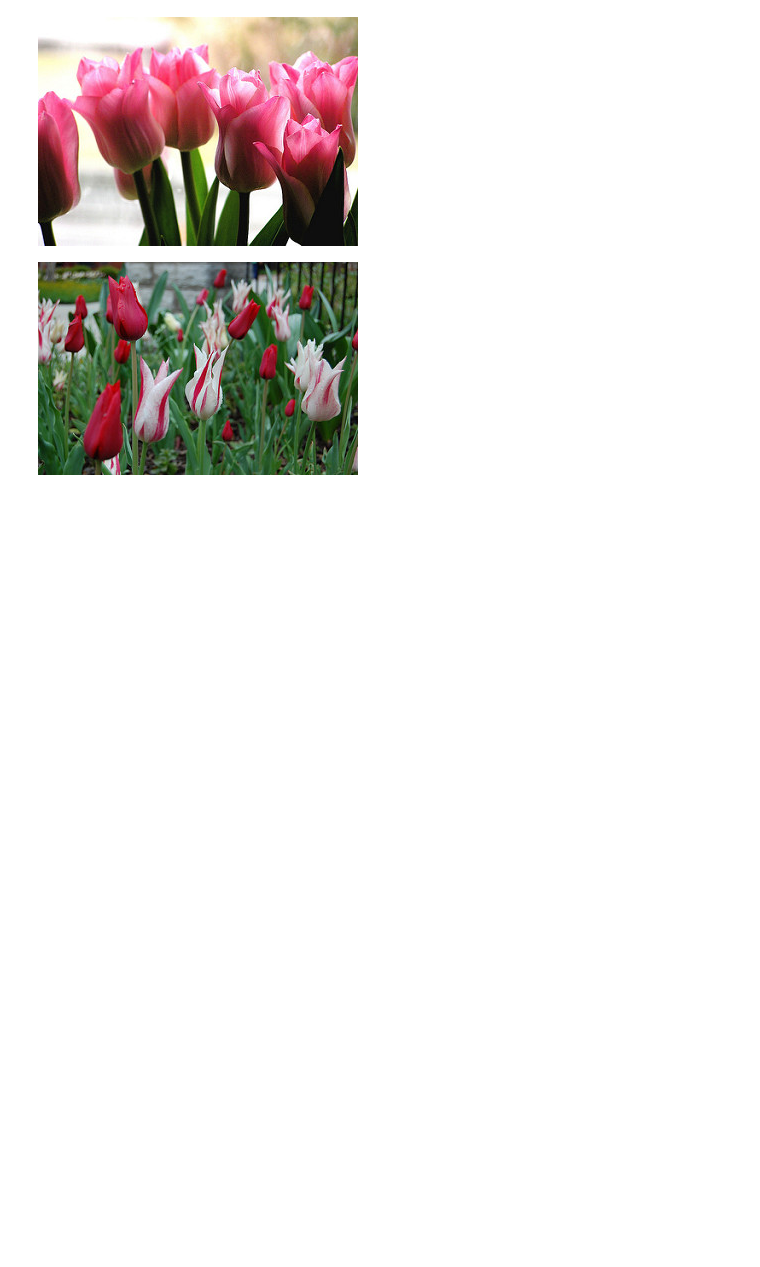
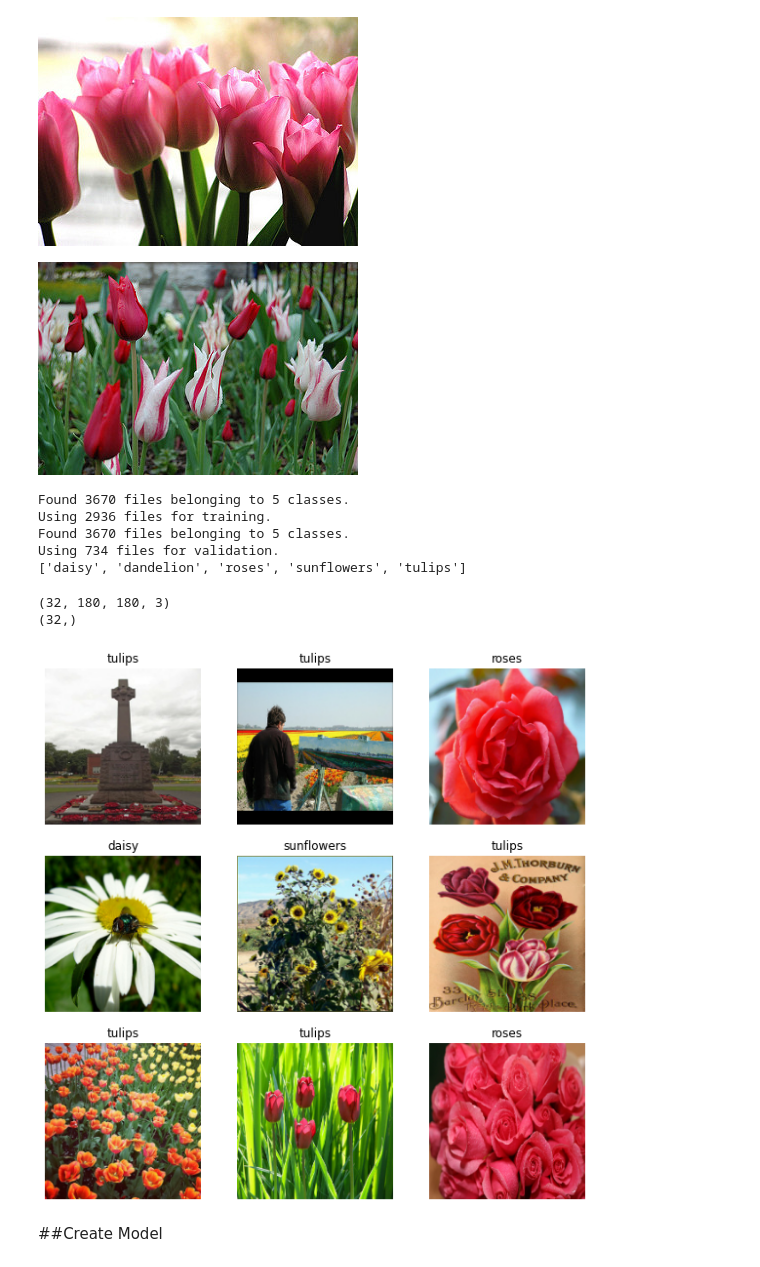
Before and after one commit to ArashDehghanyan/ml-and-vision-practices, a Jupyter notebook: Convolutional_Neural_Networks.ipynb, the cells around one changed output. Drawn from its saved outputs; the diff is of its cells as text; code cells hidden in the pictures; blank space fills up the shorter version.

```diff
--- a/Convolutional_Neural_Networks.ipynb
+++ b/Convolutional_Neural_Networks.ipynb
@@ -379,3 +379,50 @@ PIL.Image.open(str(tulips[0]))
 PIL.Image.open(str(tulips[1]))
 # %% [output]
 [figure]
+# %%
+# Loads these images off disk
+batch_size = 32
+img_height = 180
+img_width = 180
+
+train_dataset = tf.keras.utils.image_dataset_from_directory(
+    data_dir,
+    validation_split=0.2,
+    subset="training",
+    seed=123,
+    image_size=(img_height, img_width),
+    batch_size=batch_size
+)
+
+validation_dataset = tf.keras.utils.image_dataset_from_directory(
+    data_dir,
+    validation_split=0.2,
+    subset="validation",
+    seed=123,
+    image_size=(img_height, img_width),
+    batch_size=batch_size
+)
+
+class_names = train_dataset.class_names
+print(class_names)
+# %% [output]
+Found 3670 files belonging to 5 classes.
+Using 2936 files for training.
+Found 3670 files belonging to 5 classes.
+Using 734 files for validation.
+['daisy', 'dandelion', 'roses', 'sunflowers', 'tulips']
+# %%
+plt.figure(figsize=(10, 10))
+
+for images, labels in train_dataset.take(1):
+    print(images.shape)
+    print(labels.shape)
+    for i in range(9):
+        plt.subplot(3, 3, i+1)
+        plt.imshow(images[i].numpy().astype('uint8'))
+        plt.title(class_names[labels[i]])
+        plt.axis('off')
+# %% [output]
+(32, 180, 180, 3)
+(32,)
+[figure, added]
@@ -381,0 +434,2 @@ PIL.Image.open(str(tulips[1]))
+# %% [markdown]
+##Create Model
```
Also changed, not shown: parts of 11 cells of this notebook.
